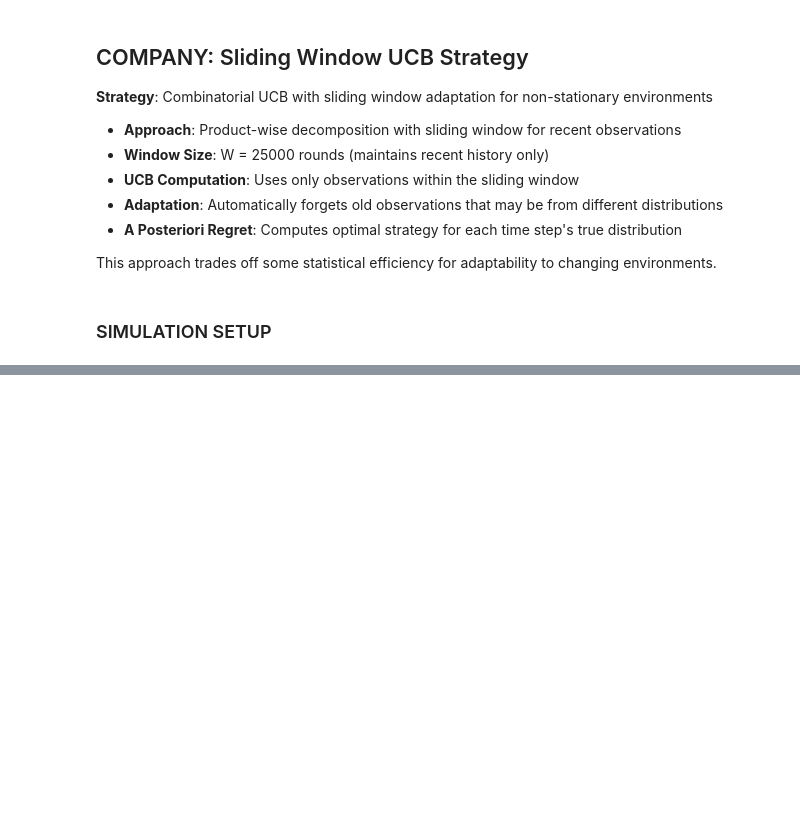
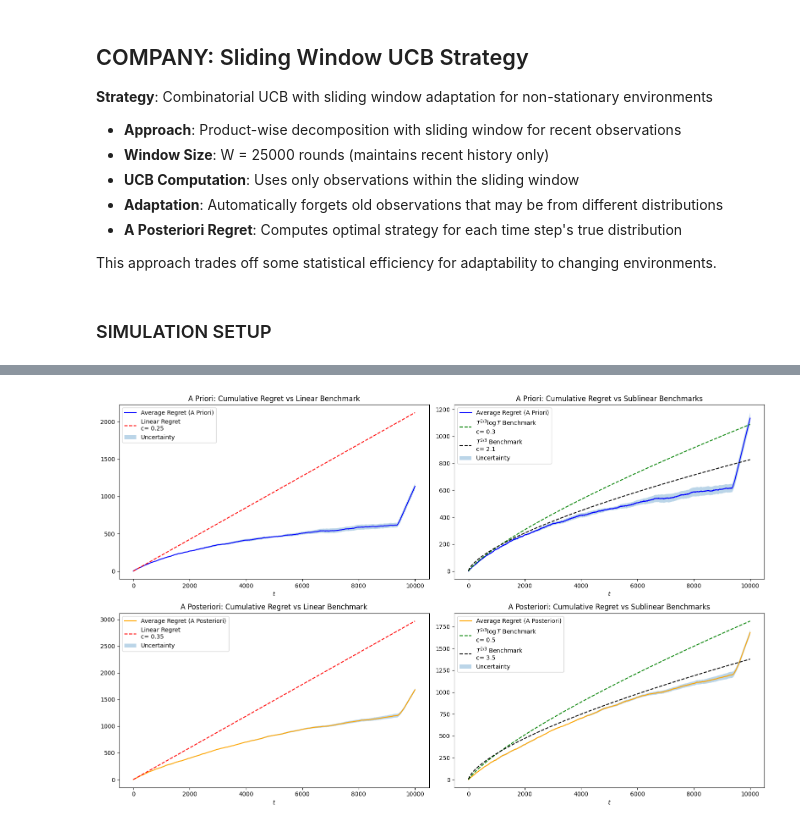
Before and after one commit to matteopasqual02/OLA-2025-project, a Jupyter notebook: R5_Multiple_products_and_slightly_non_stationary_environment.ipynb, the cells around one changed output, grey strips where cells are left out. Cells and saved outputs as stored; diff of their text form; code cells hidden in the pictures; blank space fills up the shorter version.

```diff
--- a/R5_Multiple_products_and_slightly_non_stationary_environment.ipynb
+++ b/R5_Multiple_products_and_slightly_non_stationary_environment.ipynb
@@ -122,7 +125,7 @@ class NonStationaryBuyer:
         """
         # Predetermined transitions
         self.initial_mu = np.array([0.6, 0.5, 0.7])
-        self.target_mu = np.array([0.4, 0.6, 0.5])
+        self.target_mu = np.array([0.4, 0.8, 0.5])
         self.current_mu = self.initial_mu.copy()
 
         # Fixed covariance matrix
@@ -635,0 +584,89 @@ Regret as % of total optimal: 17.59%
+# %%
+fig, axs = plt.subplots(2, 2, figsize=(16, 10))
+
+# A PRIORI RESULTS
+# ================
+
+# A Priori - First subplot: Cumulative regret with linear line
+axs[0,0].plot(np.arange(T), average_regret_a_priori, label='Average Regret (A Priori)', color='blue')
+axs[0,0].set_title('A Priori: Cumulative Regret vs Linear Benchmark')
+
+c_linear = 0.25
+linear_regret = np.arange(T) * optimal_utility_a_priori * c_linear
+axs[0,0].plot(np.arange(T), linear_regret, label=f'Linear Regret\nc= {c_linear}', linestyle='--', color='red')
+axs[0,0].fill_between(
+    np.arange(T),
+    average_regret_a_priori - regret_std_a_priori / np.sqrt(n_trials),
+    average_regret_a_priori + regret_std_a_priori / np.sqrt(n_trials),
+    alpha=0.3,
+    label='Uncertainty'
+)
+axs[0,0].set_xlabel('$t$')
+axs[0,0].legend()
+
+# A Priori - Second subplot: T^{2/3} benchmark
+axs[0,1].plot(np.arange(T), average_regret_a_priori, label='Average Regret (A Priori)', color='blue')
+axs[0,1].set_title('A Priori: Cumulative Regret vs Sublinear Benchmarks')
+t_vals = np.arange(1, T+1)
+c_log = 0.3
+benchmark = (t_vals ** (2/3)) * np.log(t_vals) * optimal_utility_a_priori * c_log
+axs[0,1].plot(np.arange(T), benchmark, label=r'$T^{2/3}\log T$ Benchmark' + f'\nc= {c_log}', linestyle='--', color='green')
+c_no_log = 2.1
+benchmark = (t_vals ** (2/3)) * optimal_utility_a_priori * c_no_log
+axs[0,1].plot(np.arange(T), benchmark, label=r'$T^{2/3}$ Benchmark'+ f'\nc= {c_no_log}', linestyle='--', color='black')
+
+axs[0,1].fill_between(
+    np.arange(T),
+    average_regret_a_priori - regret_std_a_priori / np.sqrt(n_trials),
+    average_regret_a_priori + regret_std_a_priori / np.sqrt(n_trials),
+    alpha=0.3,
+    label='Uncertainty'
+)
+axs[0,1].set_xlabel('$t$')
+axs[0,1].legend()
+
+# A POSTERIORI RESULTS
+# ====================
+
+# A Posteriori - First subplot: Cumulative regret with linear line
+c_linear = 0.35
+avg_optimal_utility = np.mean([initial_exp_utility, target_exp_utility])
+axs[1,0].plot(np.arange(T), average_regret_a_posteriori, label='Average Regret (A Posteriori)', color='orange')
+axs[1,0].set_title('A Posteriori: Cumulative Regret vs Linear Benchmark')
+
+linear_regret = np.arange(T) * avg_optimal_utility * c_linear
+axs[1,0].plot(np.arange(T), linear_regret, label=f'Linear Regret\nc= {c_linear}', linestyle='--', color='red')
+axs[1,0].fill_between(
+    np.arange(T),
+    average_regret_a_posteriori - regret_std_a_posteriori / np.sqrt(n_trials),
+    average_regret_a_posteriori + regret_std_a_posteriori / np.sqrt(n_trials),
+    alpha=0.3,
+    label='Uncertainty'
+)
+axs[1,0].set_xlabel('$t$')
+axs[1,0].legend()
+
+# A Posteriori - Second subplot: T^{2/3} benchmark
+c_log = 0.5
+c_no_log = 3.5
+axs[1,1].plot(np.arange(T), average_regret_a_posteriori, label='Average Regret (A Posteriori)', color='orange')
+axs[1,1].set_title('A Posteriori: Cumulative Regret vs Sublinear Benchmarks')
+benchmark = (t_vals ** (2/3)) * np.log(t_vals) * avg_optimal_utility * c_log
+axs[1,1].plot(np.arange(T), benchmark, label=r'$T^{2/3}\log T$ Benchmark' + f'\nc= {c_log}', linestyle='--', color='green')
+benchmark = (t_vals ** (2/3)) * avg_optimal_utility * c_no_log
+axs[1,1].plot(np.arange(T), benchmark, label=r'$T^{2/3}$ Benchmark'+ f'\nc= {c_no_log}', linestyle='--', color='black')
+
+axs[1,1].fill_between(
+    np.arange(T),
+    average_regret_a_posteriori - regret_std_a_posteriori / np.sqrt(n_trials),
+    average_regret_a_posteriori + regret_std_a_posteriori / np.sqrt(n_trials),
+    alpha=0.3,
+    label='Uncertainty'
+)
+axs[1,1].set_xlabel('$t$')
+axs[1,1].legend()
+
+plt.tight_layout()
+plt.show()
+# %% [output]
+[figure, added]
```
Also changed, not shown: parts of 17 cells of this notebook.
